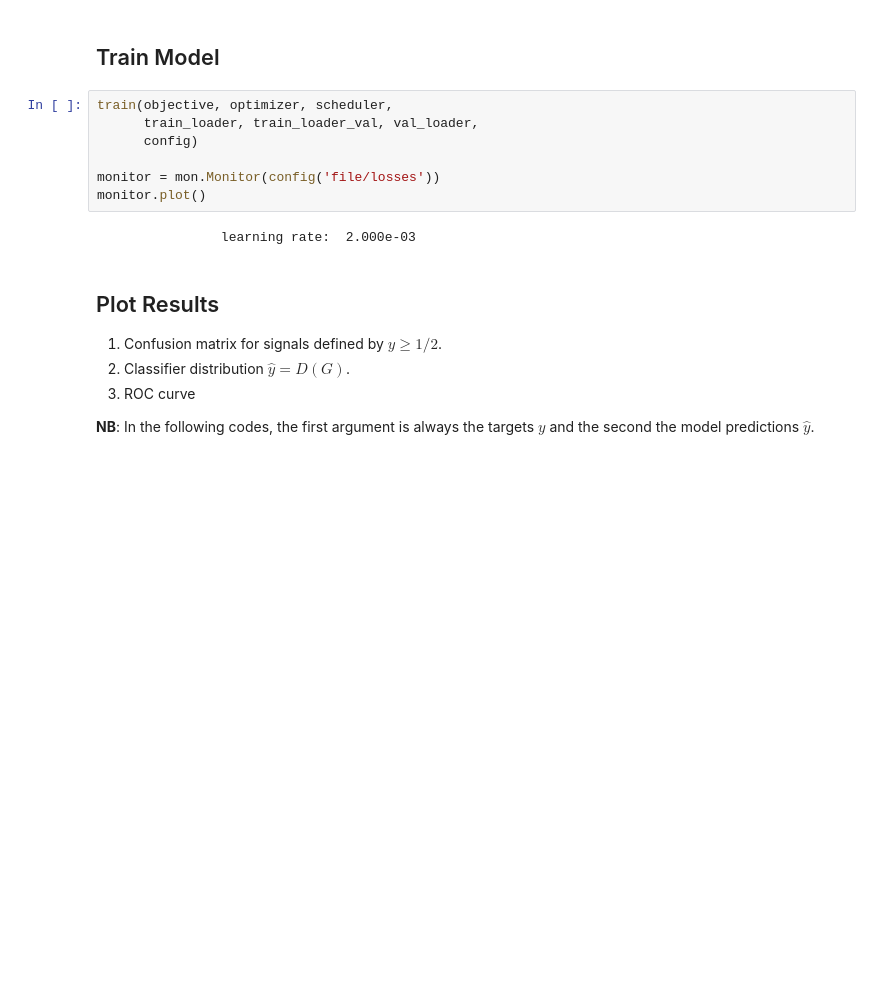
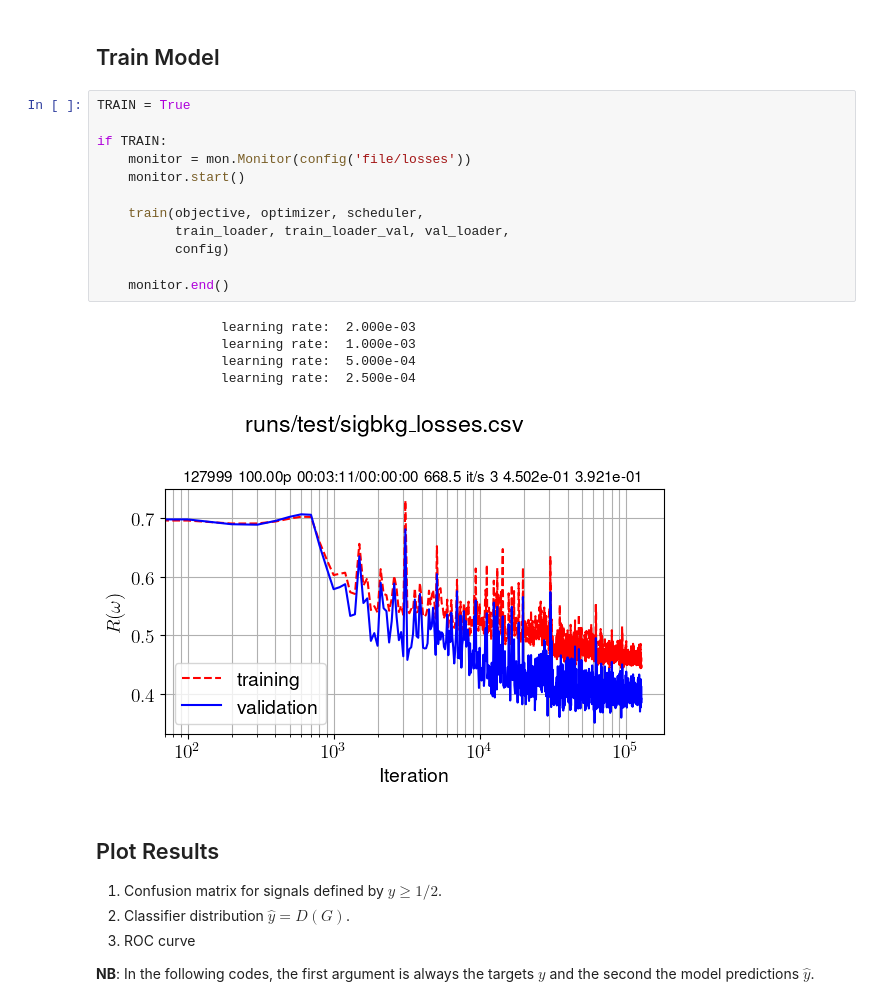
Before and after one commit to hbprosper/mlinphysics, a Jupyter notebook: Labs/06.GNN/code/tutorial_GNN.ipynb, the cells around one changed output. Saved outputs shown, nothing was run; the diff lists cells and outputs as text; blank space fills up the shorter version.

```diff
--- a/Labs/06.GNN/code/tutorial_GNN.ipynb
+++ b/Labs/06.GNN/code/tutorial_GNN.ipynb
@@ -525,15 +524,24 @@ def train(objective, optimizer, scheduler,
                 losswriter(ii, t_loss, v_loss, lr, epoch)
 # %% [markdown]
 ## Train Model
-# %%
-train(objective, optimizer, scheduler,
-      train_loader, train_loader_val, val_loader,
-      config)
-
-monitor = mon.Monitor(config('file/losses'))
-monitor.plot()
-# %% [output]
-                learning rate:  2.000e-03
+# %%
+TRAIN = True
+
+if TRAIN:
+    monitor = mon.Monitor(config('file/losses'))
+    monitor.start()
+
+    train(objective, optimizer, scheduler,
+          train_loader, train_loader_val, val_loader,
+          config)
+
+    monitor.end()
+# %% [output]
+                learning rate:  2.000e-03
+                learning rate:  1.000e-03
+                learning rate:  5.000e-04
+                learning rate:  2.500e-04
+[figure, added]
 # %% [markdown]
 ## Plot Results
 
```
Also changed, not shown: parts of 3 cells of this notebook, 12 other files.
